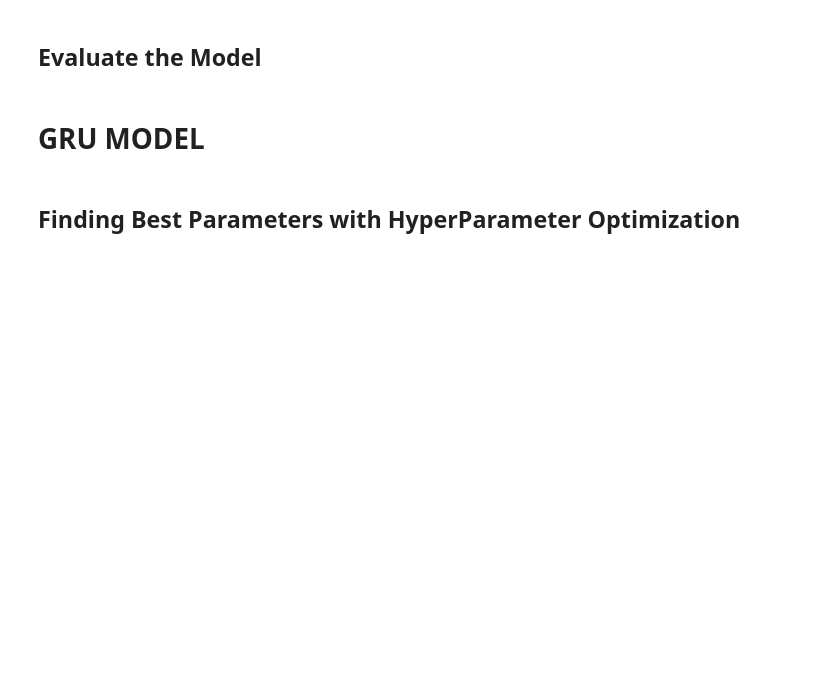
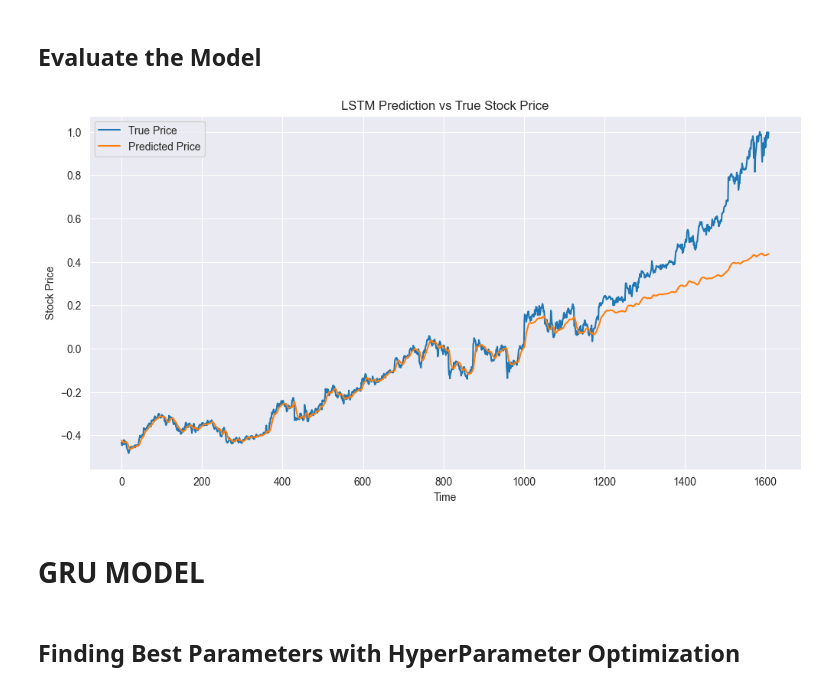
Before and after one commit to defnemeric/microsoft-project-summer, a Jupyter notebook: stock-prediction-pytorch.ipynb, the cells around one changed output. Drawn from its saved outputs; the diff is of its cells as text; code cells hidden in the pictures; blank space fills up the shorter version.

```diff
--- a/stock-prediction-pytorch.ipynb
+++ b/stock-prediction-pytorch.ipynb
@@ -229,5 +396,26 @@ optimiser = torch.optim.Adam(model.parameters(), lr=0.01)
 # %% [markdown]
 ## Evaluate the Model
+# %%
+model.eval()
+with torch.no_grad():
+    y_test_pred = model(x_test)
+
+# Convert to NumPy
+y_test_pred_unscaled = scaler.inverse_transform(y_test_pred)
+y_test_true_unscaled = scaler.inverse_transform(y_test_lstm)
+
+# Plot
+plt.figure(figsize=(12, 6))
+plt.plot(y_test_true_unscaled, label='True Price')
+plt.plot(y_test_pred_unscaled, label='Predicted Price')
+plt.xlabel('Time')
+plt.ylabel('Stock Price')
+plt.title('LSTM Prediction vs True Stock Price')
+plt.legend()
+plt.grid(True)
+plt.show()
+# %% [output]
+[figure, added]
 # %% [markdown]
 # GRU MODEL
 # %% [markdown]
```
Also changed, not shown: parts of 11 cells of this notebook, 5 other files.
